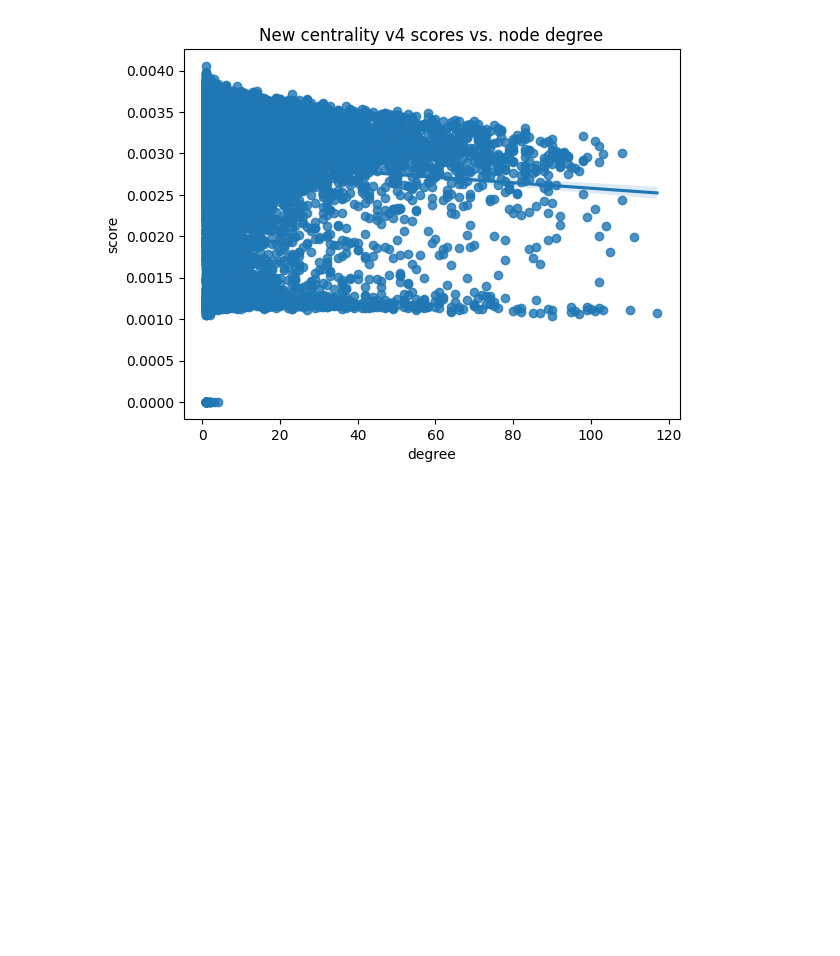
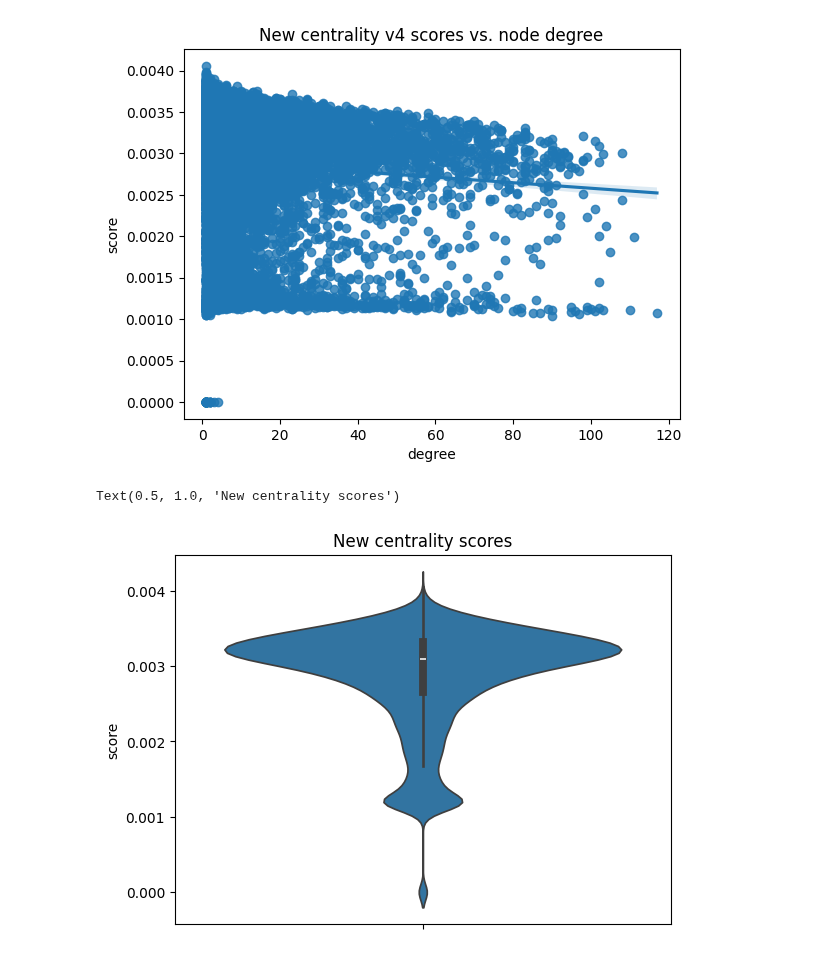
Before and after one commit to jjjk123/grexome-TIMC-Secondary-interactome, a Jupyter notebook: Interactome/scripts/analyze_scores.ipynb, the cells around one changed output. Cells and saved outputs as stored; diff of their text form; code cells hidden in the pictures; blank space fills up the shorter version.

Commit message:
scores analysis new centrality v4 d=10

```diff
--- a/Interactome/scripts/analyze_scores.ipynb
+++ b/Interactome/scripts/analyze_scores.ipynb
@@ -289,3 +306,9 @@ matplotlib.pyplot.title("New centrality v4 scores vs. node degree")
 # %% [output]
 Text(0.5, 1.0, 'New centrality v4 scores vs. node degree')
 [figure]
+# %%
+seaborn.violinplot(data=df, y='score')
+matplotlib.pyplot.title("New centrality scores")
+# %% [output]
+Text(0.5, 1.0, 'New centrality scores')
+[figure, added]
```
Also changed, not shown: parts of 14 cells of this notebook.
